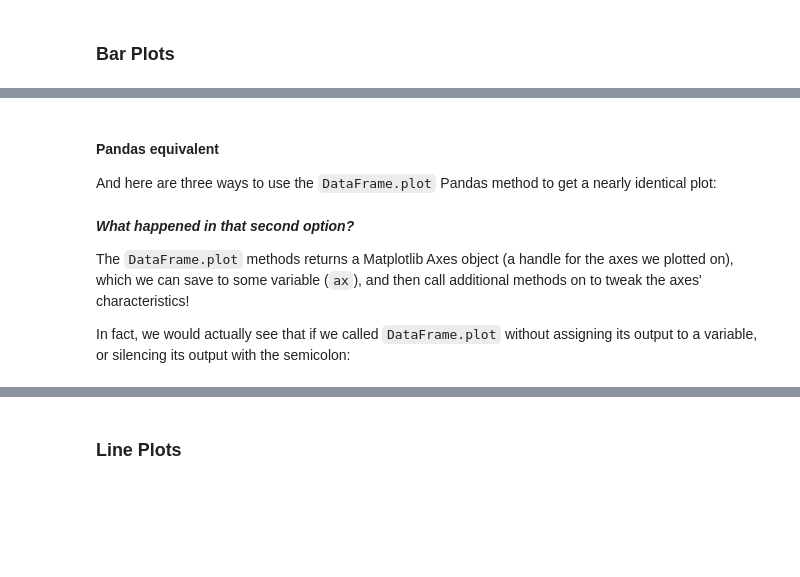
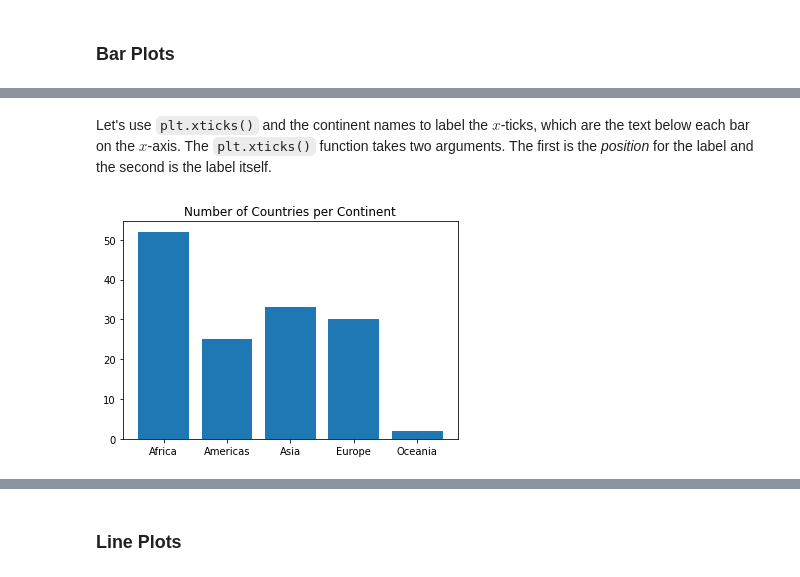
Before and after one commit to dlab-berkeley/Python-Data-Visualization-Legacy, a Jupyter notebook: lessons/Python-Data-Visualization.ipynb, the cells around one changed output, grey strips where cells are left out. Saved outputs shown, nothing was run; the diff lists cells and outputs as text; code cells hidden in the pictures; blank space fills up the shorter version.

Commit message:
Update Style + Simplify Pandas
Updated the module to comply to the D-Lab style and simplified the amount of pandas processing.

```diff
--- a/lessons/Python-Data-Visualization.ipynb
+++ b/lessons/Python-Data-Visualization.ipynb
@@ -252,9 +304,9 @@ y
+# %% [markdown]
+Let's use `plt.xticks()` and the continent names to label the $x$-ticks, which are the text below each bar on the $x$-axis. The `plt.xticks()` function takes two arguments. The first is the *position* for the label and the second is the label itself.
 # %%
 plt.bar(x, y)
 
 plt.title('Number of Countries per Continent')
-plt.xticks(x, continents);
+plt.xticks(x, country_counts['continent']);
+# %% [output]
+[figure, added]
-# %% [markdown]
-#### Pandas equivalent
-
-And here are three ways to use the `DataFrame.plot` Pandas method to get a nearly identical plot:
@@ -278,8 +312,0 @@ country_counts.plot(kind='bar',
-# %% [markdown]
-***What happened in that second option?***
-
-The `DataFrame.plot` methods returns a Matplotlib Axes object
-(a handle for the axes we plotted on), which we can save to some variable (`ax`), and then call additional
-methods on to tweak the axes' characteristics!
-
-In fact, we would actually see that if we called `DataFrame.plot` without assigning its output to a variable, or silencing its output with the semicolon:
```
Also changed, not shown: parts of 160 cells of this notebook, 1 other file.
